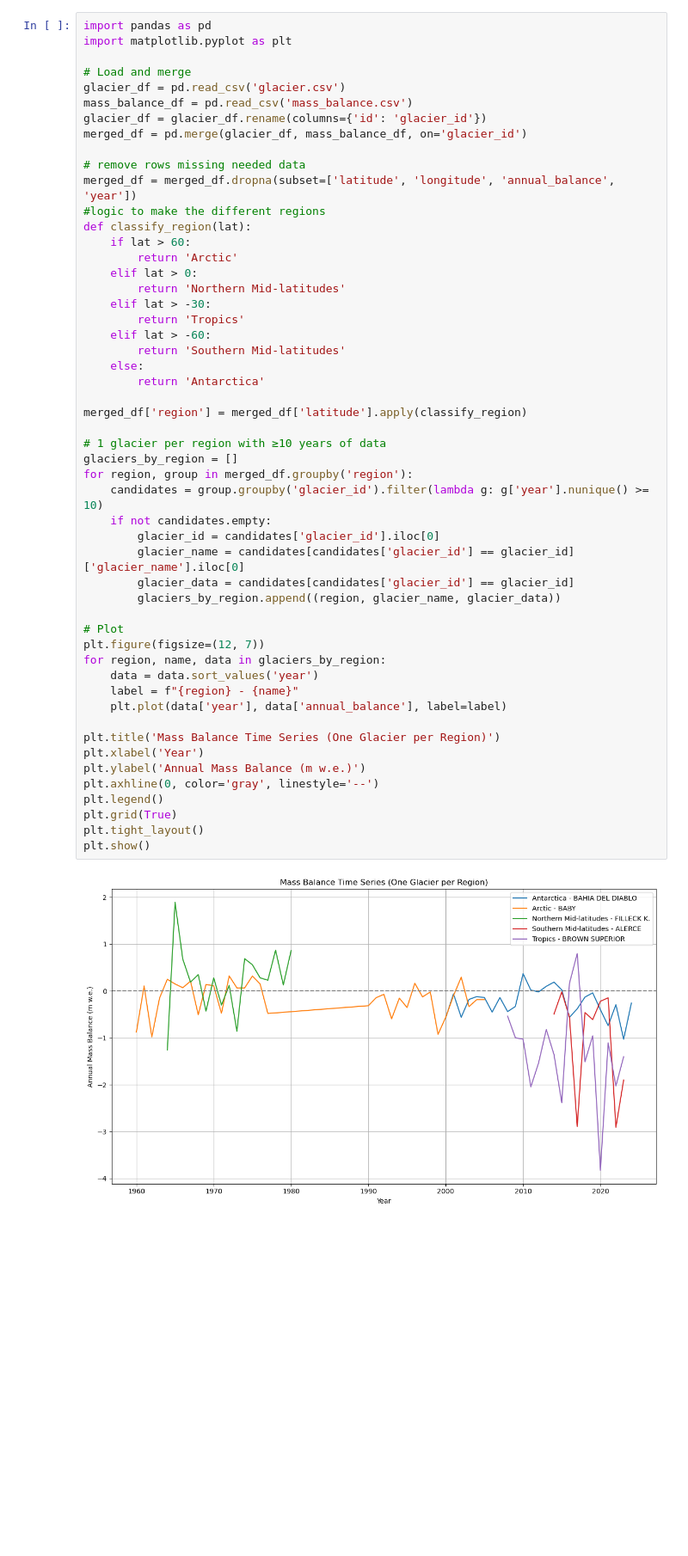
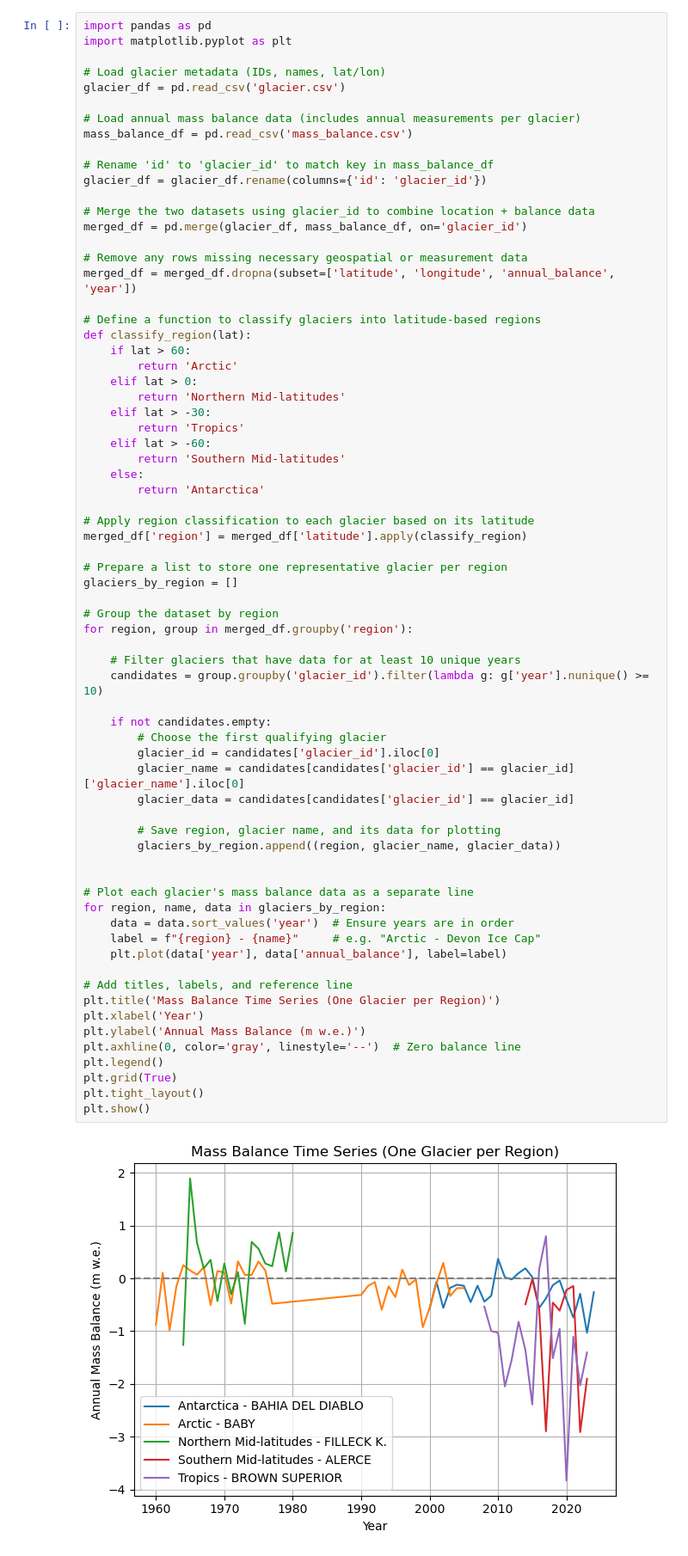
Before and after one commit to VodkaNoodles/CS445-GROUP8, a Jupyter notebook: STAGE3 time series.ipynb, the cells around one changed output. Shown at 86% size. Drawn from its saved outputs; the diff is of its cells as text; blank space fills up the shorter version.

```diff
--- a/STAGE3 time series.ipynb
+++ b/STAGE3 time series.ipynb
@@ -2,15 +2,22 @@
 import pandas as pd
 import matplotlib.pyplot as plt
 
-# Load and merge
+# Load glacier metadata (IDs, names, lat/lon)
 glacier_df = pd.read_csv('glacier.csv')
+
+# Load annual mass balance data (includes annual measurements per glacier)
 mass_balance_df = pd.read_csv('mass_balance.csv')
+
+# Rename 'id' to 'glacier_id' to match key in mass_balance_df
 glacier_df = glacier_df.rename(columns={'id': 'glacier_id'})
+
+# Merge the two datasets using glacier_id to combine location + balance data
 merged_df = pd.merge(glacier_df, mass_balance_df, on='glacier_id')
 
-# remove rows missing needed data
+# Remove any rows missing necessary geospatial or measurement data
 merged_df = merged_df.dropna(subset=['latitude', 'longitude', 'annual_balance', 'year'])
-#logic to make the different regions
+
+# Define a function to classify glaciers into latitude-based regions
 def classify_region(lat):
     if lat > 60:
         return 'Arctic'
@@ -18,40 +25,50 @@ def classify_region(lat):
         return 'Northern Mid-latitudes'
     elif lat > -30:
         return 'Tropics'
     elif lat > -60:
         return 'Southern Mid-latitudes'
     else:
         return 'Antarctica'
 
+# Apply region classification to each glacier based on its latitude
 merged_df['region'] = merged_df['latitude'].apply(classify_region)
 
-# 1 glacier per region with ≥10 years of data
+# Prepare a list to store one representative glacier per region
 glaciers_by_region = []
+
+# Group the dataset by region
 for region, group in merged_df.groupby('region'):
+
+    # Filter glaciers that have data for at least 10 unique years
     candidates = group.groupby('glacier_id').filter(lambda g: g['year'].nunique() >= 10)
+
     if not candidates.empty:
+        # Choose the first qualifying glacier
         glacier_id = candidates['glacier_id'].iloc[0]
         glacier_name = candidates[candidates['glacier_id'] == glacier_id]['glacier_name'].iloc[0]
         glacier_data = candidates[candidates['glacier_id'] == glacier_id]
+
+        # Save region, glacier name, and its data for plotting
         glaciers_by_region.append((region, glacier_name, glacier_data))
 
-# Plot
-plt.figure(figsize=(12, 7))
+
+# Plot each glacier's mass balance data as a separate line
 for region, name, data in glaciers_by_region:
-    data = data.sort_values('year')
-    label = f"{region} - {name}"
+    data = data.sort_values('year')  # Ensure years are in order
+    label = f"{region} - {name}"     # e.g. "Arctic - Devon Ice Cap"
     plt.plot(data['year'], data['annual_balance'], label=label)
 
+# Add titles, labels, and reference line
 plt.title('Mass Balance Time Series (One Glacier per Region)')
 plt.xlabel('Year')
 plt.ylabel('Annual Mass Balance (m w.e.)')
-plt.axhline(0, color='gray', linestyle='--')
+plt.axhline(0, color='gray', linestyle='--')  # Zero balance line
 plt.legend()
 plt.grid(True)
 plt.tight_layout()
 plt.show()
 # %% [output]
-[figure, old version]
+[figure, new version]
 # %% [markdown]
 What is Annual Mass Balance?
     Mass balance refers to the net gain or loss of ice on a glacier in a given year.
```
Also changed, not shown: 2 other files.
